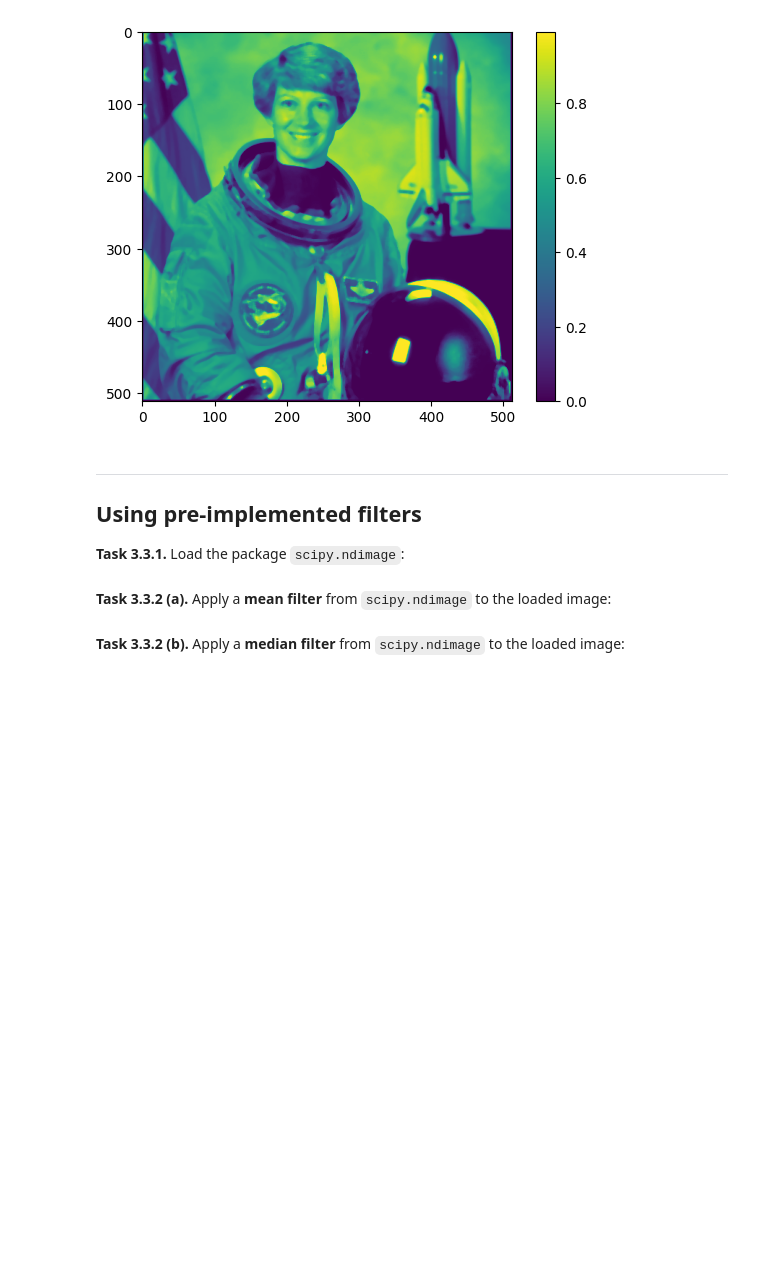
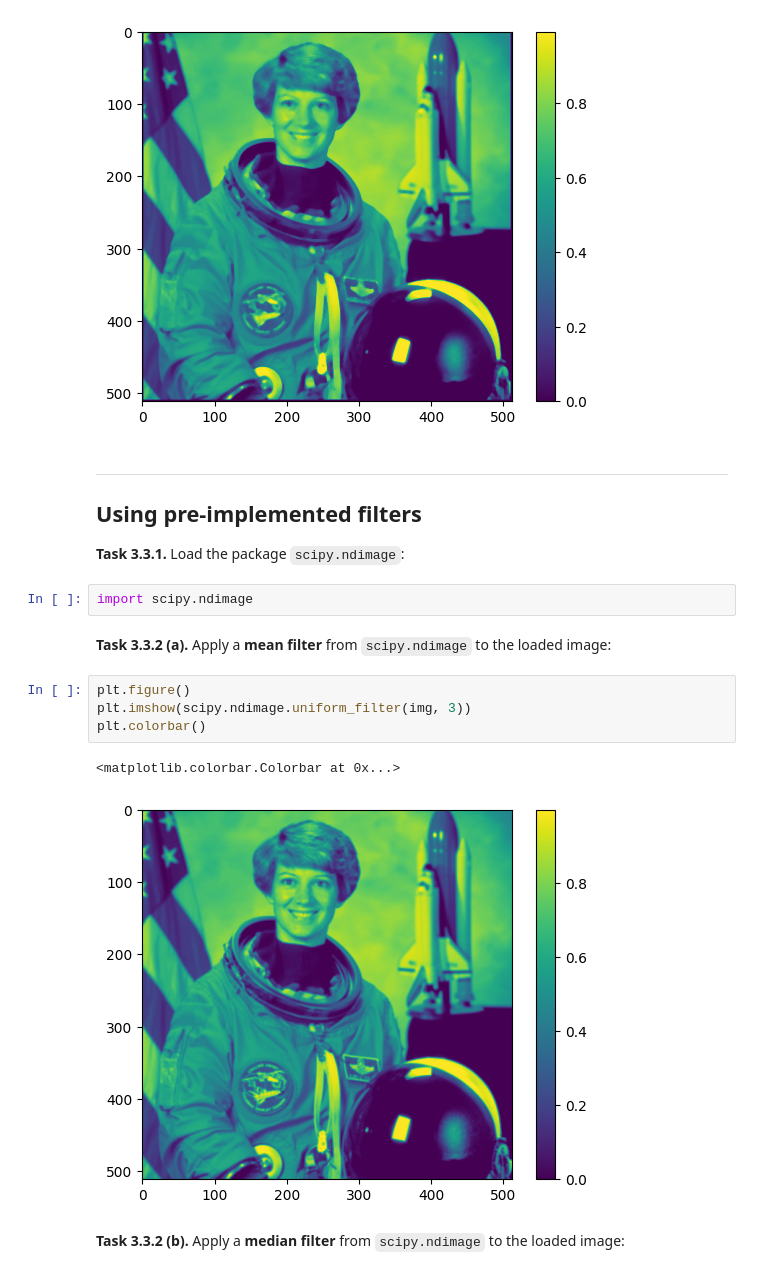
Before and after one commit to grosserC/mobi-fs3-python, a Jupyter notebook: task3.ipynb, the cells around one changed output. Drawn from its saved outputs; the diff is of its cells as text; blank space fills up the shorter version.

```diff
--- a/task3.ipynb
+++ b/task3.ipynb
@@ -178,7 +178,16 @@ assert numpy.allclose(img_out, img5, atol=1/255)
 ## Using pre-implemented filters
 
 **<a id="#">Task 3.3.1.</a>** Load the package `scipy.ndimage`:
+# %%
+import scipy.ndimage
 # %% [markdown]
 **<a id="#">Task 3.3.2 (a).</a>** Apply a **mean filter** from `scipy.ndimage` to the loaded image:
+# %%
+plt.figure()
+plt.imshow(scipy.ndimage.uniform_filter(img, 3))
+plt.colorbar()
+# %% [output]
+<matplotlib.colorbar.Colorbar at 0x...>
+[figure, added]
 # %% [markdown]
 **<a id="#">Task 3.3.2 (b).</a>** Apply a **median filter** from `scipy.ndimage` to the loaded image:
```
Also changed, not shown: parts of 6 cells of this notebook.
